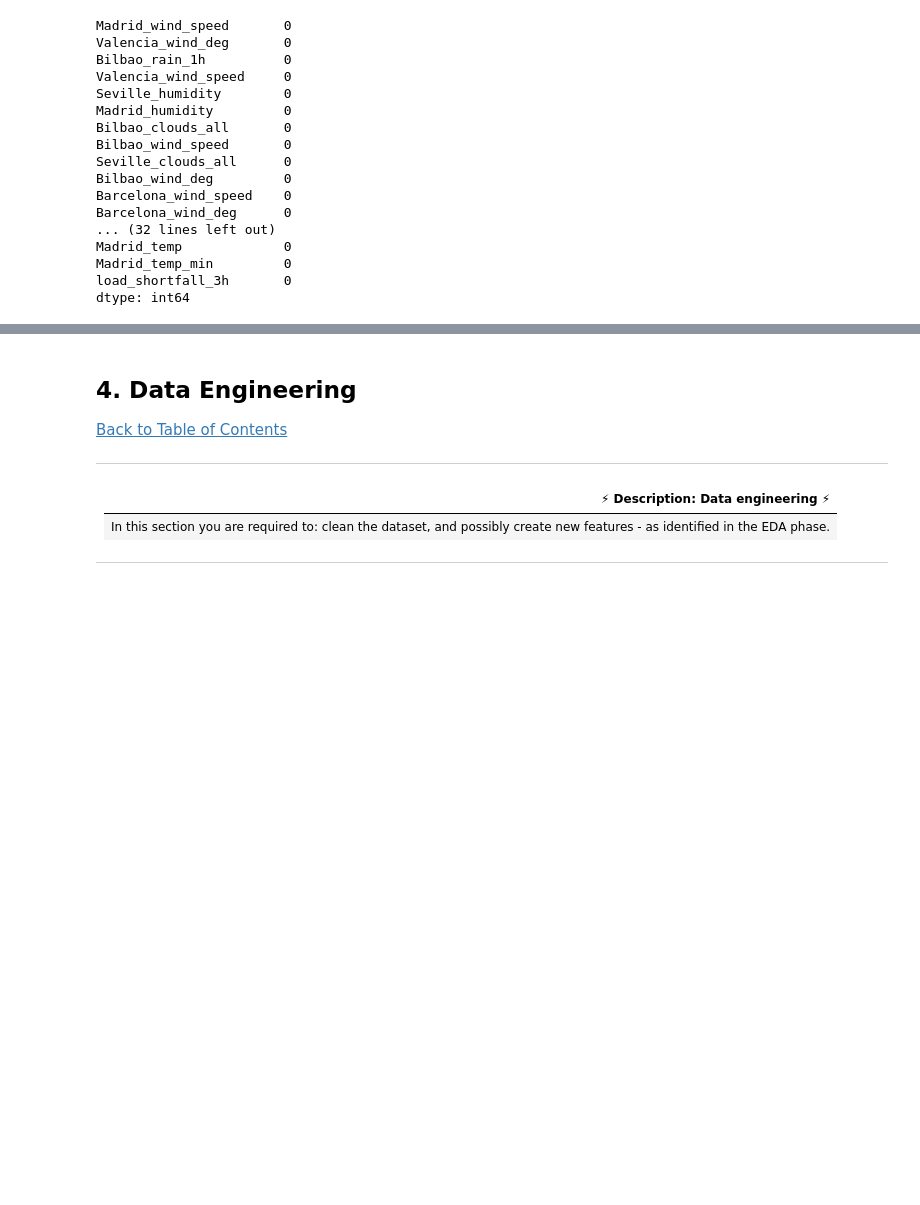
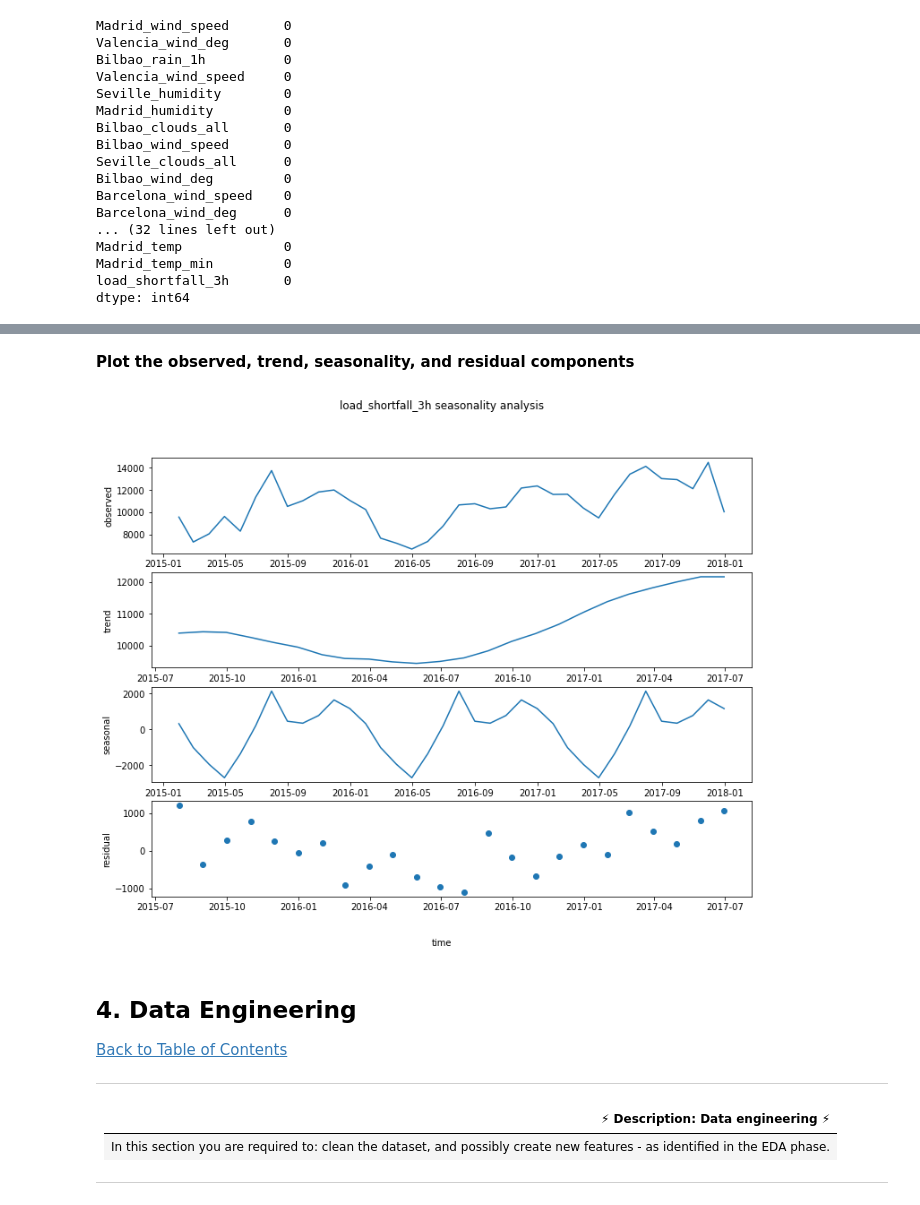
Before and after one commit to ObengKojo23/Team_nm1_WakandaAfrica, a Jupyter notebook: starter-notebook.ipynb, the cells around one changed output, grey strips where cells are left out. Drawn from its saved outputs; the diff is of its cells as text; code cells hidden in the pictures; blank space fills up the shorter version.

```diff
--- a/starter-notebook.ipynb
+++ b/starter-notebook.ipynb
@@ -462,3 +489,34 @@ dtype: int64
+# %%
+train_resampled_analysis = train_resampled.set_index('time')
+analysis = train_resampled_analysis[['load_shortfall_3h']].copy()
+
+train_decompose = seasonal_decompose(analysis, model="additive")
+
+dates = train_resampled.time
+observed = train_decompose.observed
+trend = train_decompose.trend
+seasonal = train_decompose.seasonal
+residual = train_decompose.resid
+# %% [markdown]
+**Plot the observed, trend, seasonality, and residual components**
+# %%
+fig, (ax1, ax2, ax3, ax4) = plt.subplots(4, figsize=(12,9))
+fig.figsize = (16,6)
+fig.suptitle('load_shortfall_3h seasonality analysis')
+fig.text(0.5, 0.04, 'time', ha='center')
+
+ax1.plot(dates, observed)
+ax2.plot(dates, trend)
+ax3.plot(dates, seasonal)
+ax4.scatter(dates, residual)
+
+ax1.set(ylabel='observed')
+ax2.set(ylabel='trend')
+ax3.set(ylabel='seasonal')
+ax4.set(ylabel='residual')
+plt.show()
+# %% [output]
+[figure, added]
 # %% [markdown]
 <a id="four"></a>
 ## 4. Data Engineering
```
Also changed, not shown: parts of 34 cells of this notebook.
